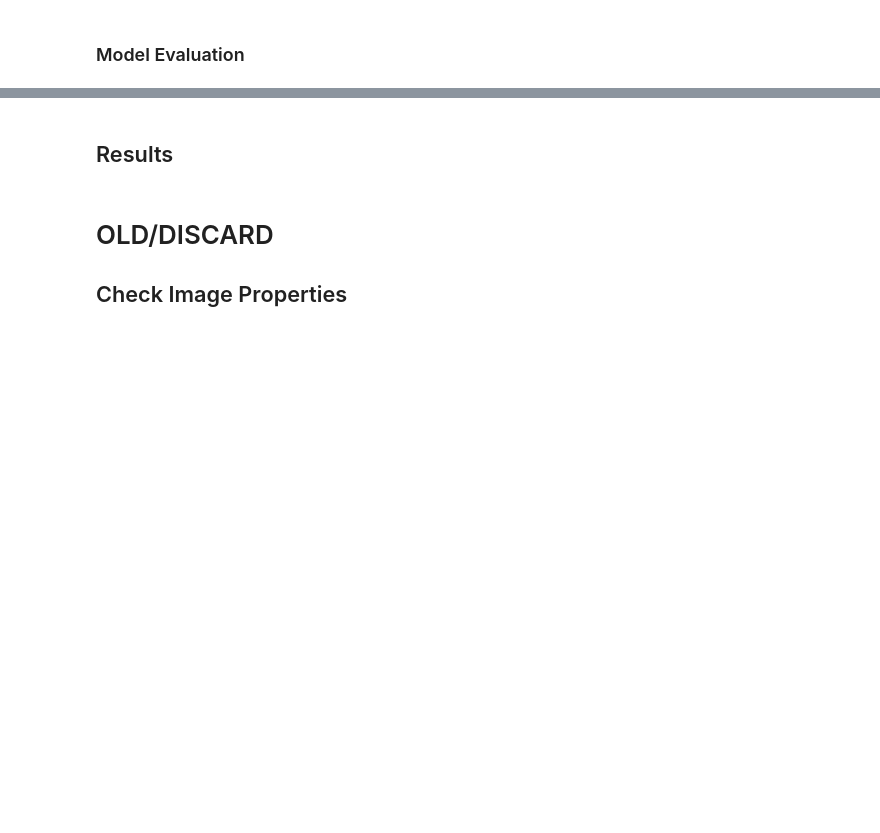
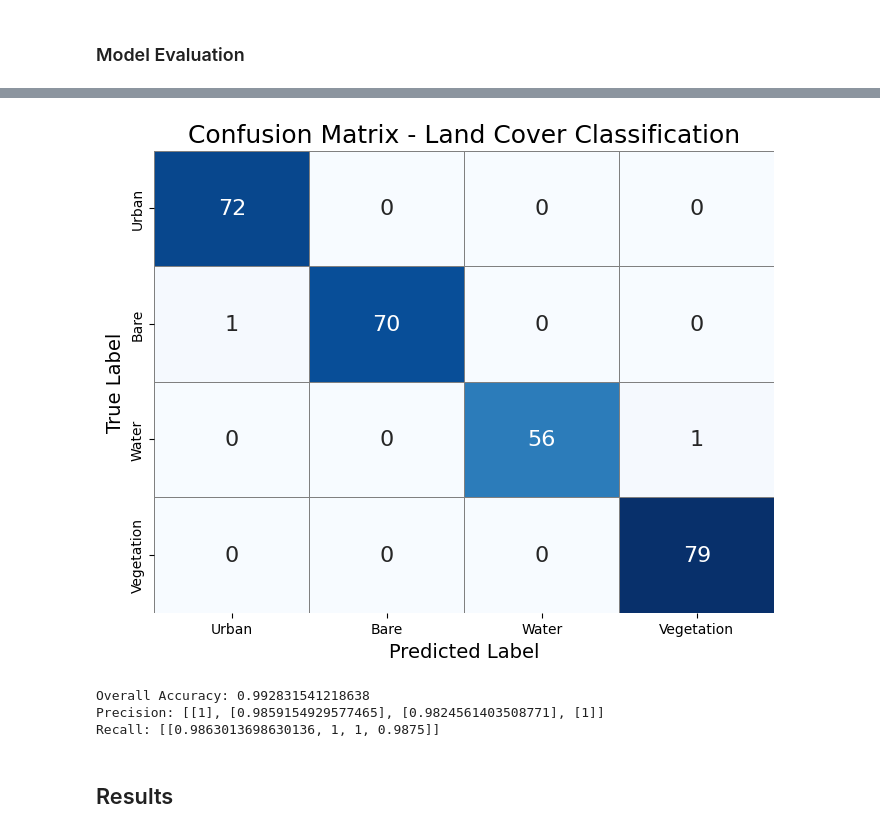
Before and after one commit to luyiiw/musa-650-spring-2025, a Jupyter notebook: assignments/HW3.ipynb, the cells around one changed output, grey strips where cells are left out. Cells and saved outputs as stored; diff of their text form; code cells hidden in the pictures; blank space fills up the shorter version.

```diff
--- a/assignments/HW3.ipynb
+++ b/assignments/HW3.ipynb
@@ -234,3 +269,28 @@ print(confusion_matrix.getInfo())
+# %%
+import seaborn as sns
+import matplotlib.pyplot as plt
+import numpy as np
+import pandas as pd
+
+# Visualizing the confusion matrix
+confusion_matrix = np.array([[72, 0, 0, 0],
+                             [1, 70, 0, 0],
+                             [0, 0, 56, 1],
+                             [0, 0, 0, 79]])
+
+# Create a DataFrame for better labeling
+labels = ['Urban', 'Bare', 'Water', 'Vegetation']
+df_cm = pd.DataFrame(confusion_matrix, index=labels, columns=labels)
+
+# Plot the heatmap
+plt.figure(figsize=(8, 6))
+sns.heatmap(df_cm, annot=True, fmt='d', cmap='Blues', cbar=False, annot_kws={"size": 16}, linewidths=0.5, linecolor='gray')
+plt.title("Confusion Matrix - Land Cover Classification", fontsize=18)
+plt.ylabel('True Label', fontsize=14)
+plt.xlabel('Predicted Label', fontsize=14)
+plt.show()
+# %% [output]
+[figure, added]
 # %%
 overall_acc = confusion_matrix.accuracy()
 precision = confusion_matrix.producersAccuracy()  # Class-wise
@@ -238,6 +298,10 @@ recall = confusion_matrix.consumersAccuracy()  # Class-wise
 print("Overall Accuracy:", overall_acc.getInfo())
 print("Precision:", precision.getInfo())
 print("Recall:", recall.getInfo())
+# %% [output]
+Overall Accuracy: 0.992831541218638
+Precision: [[1], [0.9859154929577465], [0.9824561403508771], [1]]
+Recall: [[0.9863013698630136, 1, 1, 0.9875]]
 # %%
 # ESA Comparison
 # Do Visual Comparison
@@ -266,6 +330,3 @@ export_task2 = ee.batch.Export.table.toDrive(
     fileFormat="CSV"
 )
 export_task2.start()
-# %% [markdown]
-# OLD/DISCARD
-## Check Image Properties
```
Also changed, not shown: parts of 10 cells of this notebook.
